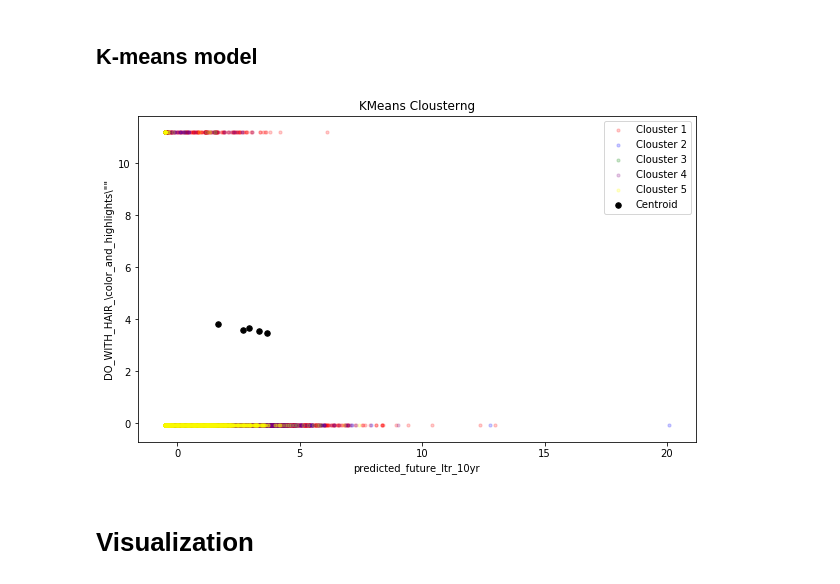
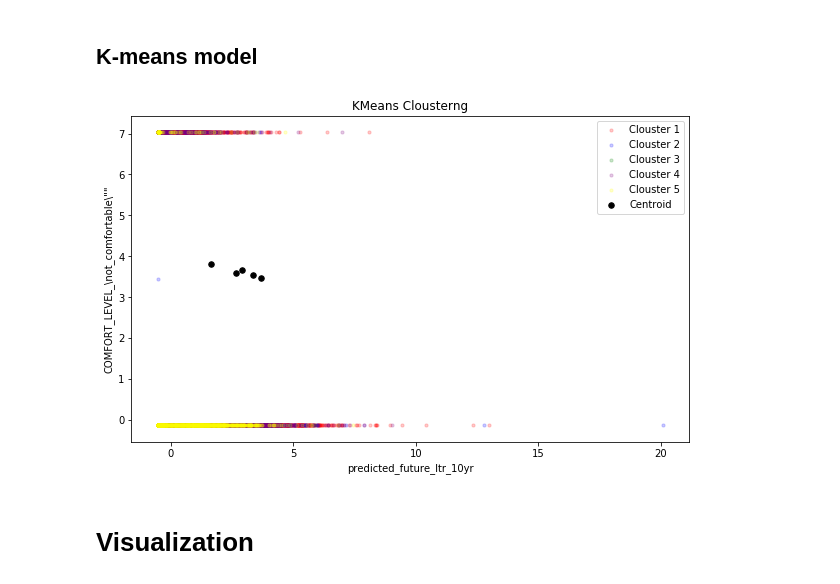
Before and after one commit to jiangshan123/Capstone_TDI, a Jupyter notebook: Project.ipynb, the cells around one changed output. Cells and saved outputs as stored; diff of their text form; code cells hidden in the pictures.

```diff
--- a/Project.ipynb
+++ b/Project.ipynb
@@ -310,29 +310,29 @@ sns.despine()
 # %%
 #KMeans cloustering
 Kmeans = KMeans(n_clusters=5, init='k-means++', random_state=0)
-y = Kmeans.fit_predict(X)
+y = Kmeans.fit_predict(X_std)
 # %%
 plt.figure(figsize=(10,6))
 
 x_column = "predicted_future_ltr_10yr"
-y_column = r'DO_WITH_HAIR_\color_and_highlights\""'
+y_column = r'COMFORT_LEVEL_\not_comfortable\""'
 x_index = dataset.columns.get_loc(x_column)
 y_index = dataset.columns.get_loc(y_column)
 
 plt.scatter(X_std[y==0,x_index],X_std[y==0,y_index], s=10, c='red', label='Clouster 1',alpha = 0.2 )
 plt.scatter(X_std[y==1,x_index],X_std[y==1,y_index], s=10, c='blue', label='Clouster 2' ,alpha = 0.2 )
 plt.scatter(X_std[y==2,x_index],X_std[y==2,y_index], s=10, c='green', label='Clouster 3' ,alpha = 0.2 )
 plt.scatter(X_std[y==3,x_index],X_std[y==3,y_index], s=10, c='purple', label='Clouster 4',alpha = 0.2  )
 plt.scatter(X_std[y==4,x_index],X_std[y==4,y_index], s=10, c='yellow', label='Clouster 5',alpha = 0.2  )
 
 plt.scatter(Kmeans.cluster_centers_[:,0], Kmeans.cluster_centers_[:,1], s =30, c = 'black', label='Centroid')
 plt.title("KMeans Clousterng")
 plt.xlabel(x_column)
 plt.ylabel(y_column)
 plt.legend()
 plt.show()
 # %% [output]
-[figure, old version]
+[figure, new version]
 # %% [markdown]
 # Visualization
 # %% [markdown]
```
Also changed, not shown: parts of 28 cells of this notebook, 6 other files.
